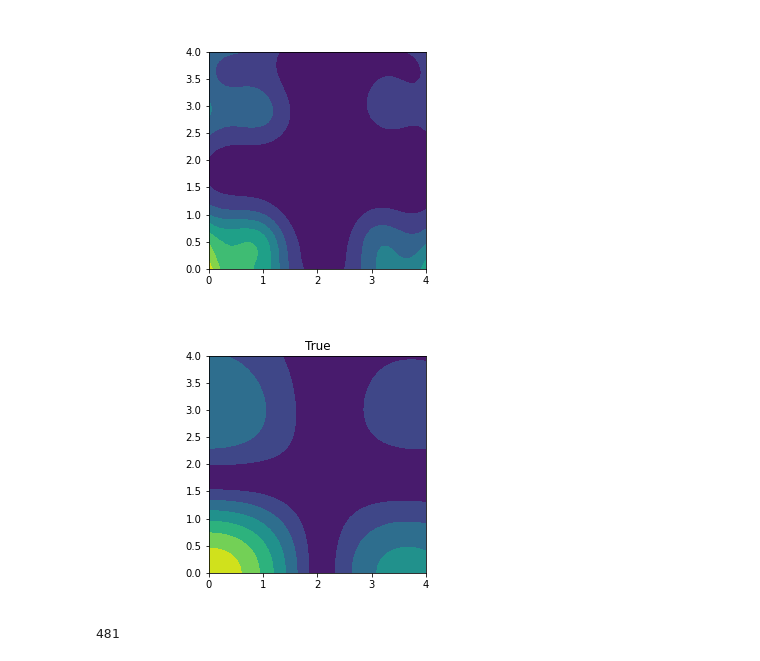
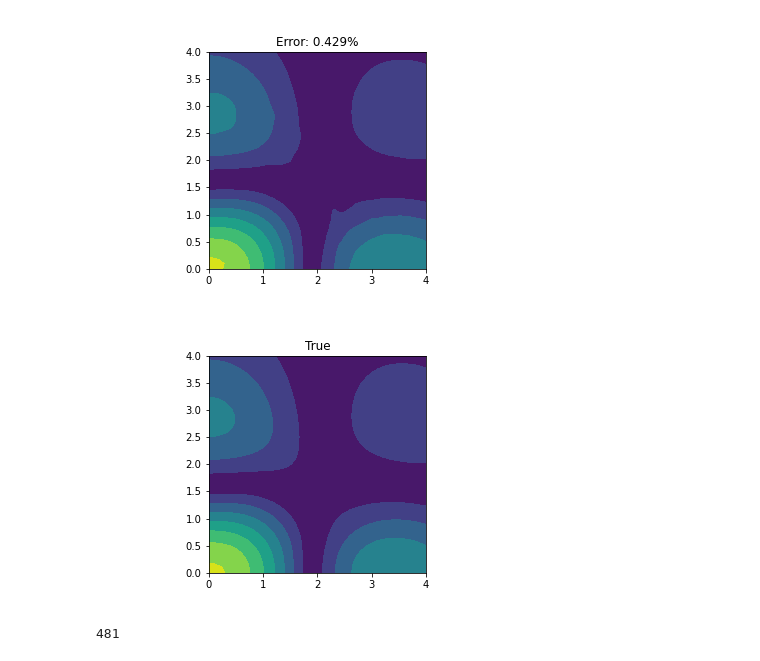
Before and after one commit to dgg95223/ML_Coupling, a Jupyter notebook: mo_couple.ipynb, the cells around one changed output. Saved outputs shown, nothing was run; the diff lists cells and outputs as text; code cells hidden in the pictures.

Commit message:
add model and gpr nb

```diff
--- a/mo_couple.ipynb
+++ b/mo_couple.ipynb
@@ -90,3 +62,19 @@ raw_data = np.loadtxt('../ML_Coupling/results.csv', delimiter=',',comments='#')
 # c_lumo = np.add(raw_data[:,4], raw_data[:,5]) * 1/2
 c_homo = abs(raw_data[:,3])
 c_lumo = abs(raw_data[:,4])
+# %%
+izero = []
+for ii,i in enumerate(c_homo):
+    if i<=0.0000:
+        izero.append(ii)
+        c_homo[ii] = 1e-9
+print(len(izero))
+homo_pairs = np.delete(homo_pairs, izero, 0)
+c_homo = np.delete(c_homo, izero, 0)
+
+izero = []
+for ii,i in enumerate(c_lumo):
+    if i<=0.0000:
+        izero.append(ii)
+        c_lumo[ii] = 1e-8
+print(len(izero))
@@ -97,10 +88,10 @@ c_lumo = abs(raw_data[:,4])
 # x4 = homo_pairs[:,3,:,:]
 # x = np.einsum('aij,aij,aij,aij->aij', x1, x2, x3, x4)
 
-train_homo_pairs = homo_pairs
+train_homo_pairs = homo_pairs[:]
 train_lumo_pairs = lumo_pairs
 
-train_c_homo = -np.log(c_homo)
+train_c_homo = -np.log(c_homo)[:]
 train_c_lumo = -np.log(c_lumo)
 
 test_homo_pairs = homo_pairs[1200:]
@@ -122,0 +102,9 @@ print(len(train_homo_))
+# %%
+import copy
+train_homo = copy.deepcopy(train_homo_pairs)
+train_chomo = copy.deepcopy(train_c_homo)
+print(len(train_chomo))
+index = np.random.choice(len(train_c_homo), size=int(len(train_c_homo)*0.1), replace=False)
+train_homo_ = np.delete(train_homo,index,0)
+train_chomo_ = np.delete(train_chomo,index,0)
+print(len(train_homo_))
@@ -211,6 +119,6 @@ ax.set_aspect('equal')
 # %%
-setting = {'activation':'tanh', 'nn_shape':(256,256,256), 'batch_size':len(train_chomo_), 'training_steps':200000,\
-'learning_rate': 0.00001, 'decay_rate':0.95, 'decay_per_steps':1000, 'save_step':100, 'drop_rate':0, 'save_path':'./save',\
+setting = {'activation':'tanh', 'nn_shape':(256,256,256), 'batch_size':len(train_homo_), 'training_steps':200000,\
+'learning_rate': 0.00008, 'decay_rate':0.95, 'decay_per_steps':1000, 'save_step':1000, 'drop_rate':0, 'save_path':'./save',\
 'seed':None, 'debug_traj':False}
 NN = nn.NN(setting_dict=setting)
 NN.train(train_homo_,train_chomo_)
@@ -235,21 +186,21 @@ INFO:tensorflow:Assets written to: ./save/model/assets
 # %%
 import matplotlib.pyplot as plt
 %matplotlib inline
 %matplotlib widget
 
-error = np.mean(np.multiply(NN.model(train_homo_pairs, training=False).numpy().reshape((len(train_homo_pairs),))-train_c_homo, np.power(train_c_homo,-1))*100)
+error = np.mean(np.multiply(abs(NN.model(train_homo_pairs[0:1681], training=False).numpy().reshape((len(train_homo_pairs[0:1681]),))-train_c_homo[0:1681]), np.power(train_c_homo[0:1681],-1))*100)
 x = np.linspace(0, 4, 41)
 y = np.linspace(0, 4, 41)
-Z = NN.model(train_homo_pairs, training=False).numpy().reshape((41,41)).T
-Z1 = c_homo.reshape((41,41)).T
+Z = NN.model(train_homo_pairs[0:1681], training=False).numpy().reshape((41,41)).T
+Z1 = c_homo[0:1681].reshape((41,41)).T
 
 fix, ax = plt.subplots()
 ax.contourf(x,y, np.exp(-Z))
 ax.set_title('Error: %5.3f%%'%error)
 ax.set_aspect('equal')
 # plt.savefig('homo_pred.png')
 # %% [output]
-[figure, old version]
+[figure, new version]
 # %%
 fix, ax = plt.subplots()
 ax.contourf(x,y, Z1)
@@ -257,7 +208,7 @@ ax.set_title('True')
 ax.set_aspect('equal')
 # plt.savefig('homo_true.png')
 # %% [output]
-[figure, old version]
+[figure, new version]
 # %%
 C = []
 for i in x:
```
Also changed, not shown: parts of 22 cells of this notebook, 17 other files.
